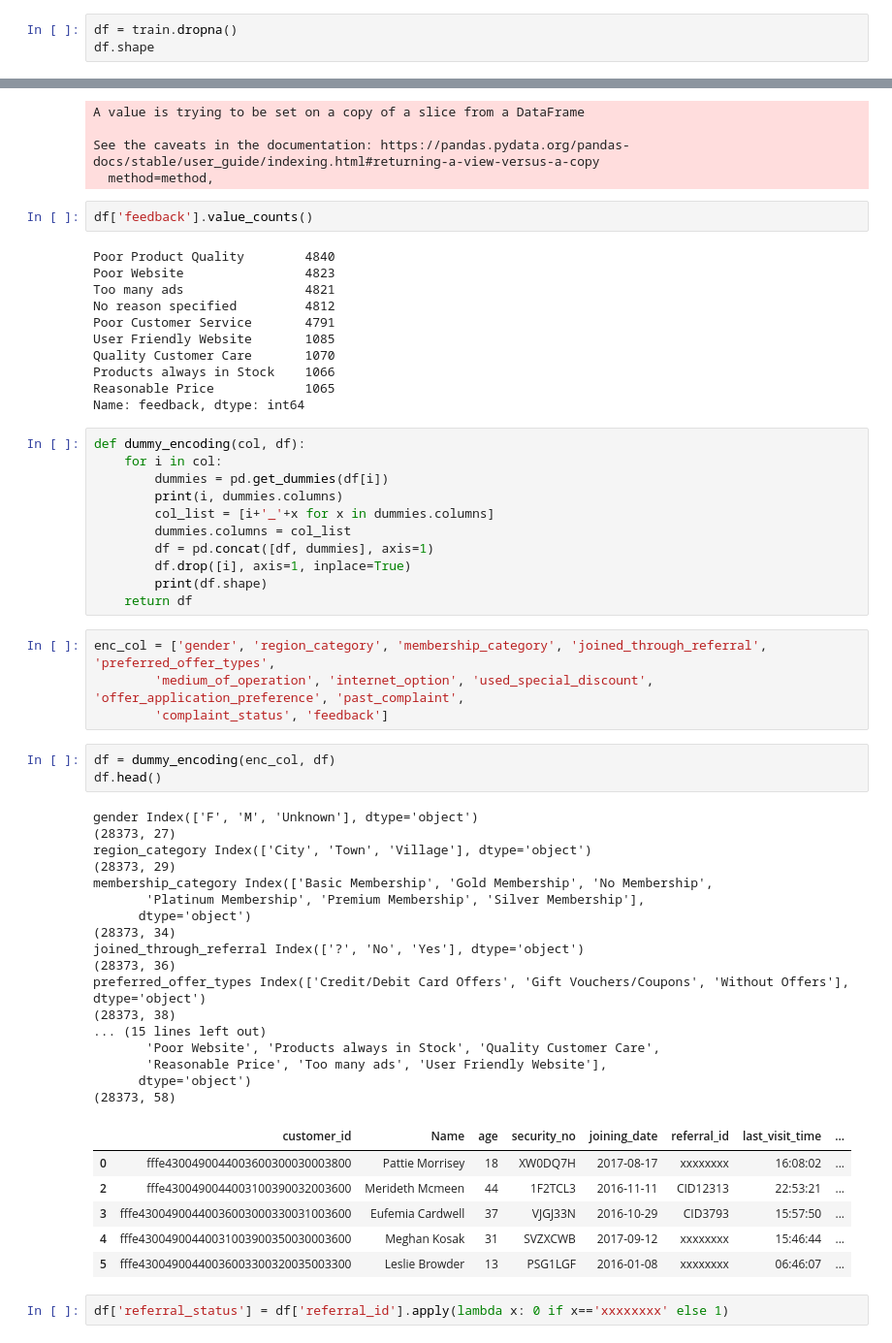
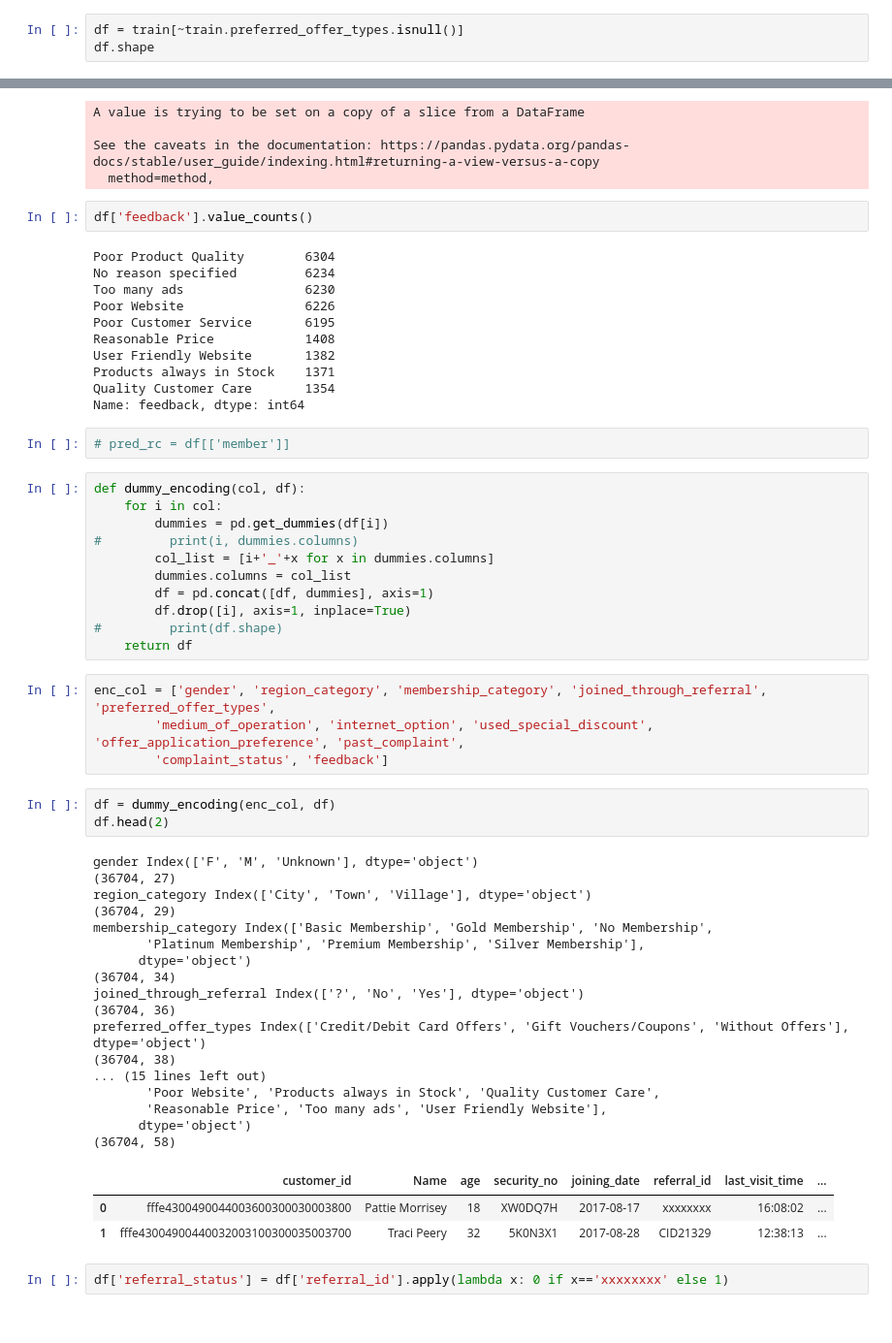
Before and after one commit to DaoodS/Machine_Learning_Projects, a Jupyter notebook: Project_10/Implementation/data_processing.ipynb, the cells around one changed output, grey strips where cells are left out. Shown at 97% size. Cells and saved outputs as stored; diff of their text form.

```diff
--- a/Project_10/Implementation/data_processing.ipynb
+++ b/Project_10/Implementation/data_processing.ipynb
@@ -319,6 +329,6 @@ sns.heatmap(cor, annot=True)
 <AxesSubplot:>
 [figure]
 # %%
-df = train.dropna()
+df = train[~train.preferred_offer_types.isnull()]
 df.shape
 # %% [output]
@@ -359,26 +380,28 @@ See the caveats in the documentation: https://pandas.pydata.org/pandas-docs/stab
 # %%
 df['feedback'].value_counts()
 # %% [output]
-Poor Product Quality        4840
-Poor Website                4823
-Too many ads                4821
-No reason specified         4812
-Poor Customer Service       4791
-User Friendly Website       1085
-Quality Customer Care       1070
-Products always in Stock    1066
-Reasonable Price            1065
+Poor Product Quality        6304
+No reason specified         6234
+Too many ads                6230
+Poor Website                6226
+Poor Customer Service       6195
+Reasonable Price            1408
+User Friendly Website       1382
+Products always in Stock    1371
+Quality Customer Care       1354
 Name: feedback, dtype: int64
+# %%
+# pred_rc = df[['member']]
 # %%
 def dummy_encoding(col, df):
     for i in col:
         dummies = pd.get_dummies(df[i])
-        print(i, dummies.columns)
+#         print(i, dummies.columns)
         col_list = [i+'_'+x for x in dummies.columns]
         dummies.columns = col_list
         df = pd.concat([df, dummies], axis=1)
         df.drop([i], axis=1, inplace=True)
-        print(df.shape)
+#         print(df.shape)
     return df
 # %%
 enc_col = ['gender', 'region_category', 'membership_category', 'joined_through_referral', 'preferred_offer_types',
@@ -386,31 +409,28 @@ enc_col = ['gender', 'region_category', 'membership_category', 'joined_through_r
         'complaint_status', 'feedback']
 # %%
 df = dummy_encoding(enc_col, df)
-df.head()
+df.head(2)
 # %% [output]
 gender Index(['F', 'M', 'Unknown'], dtype='object')
-(28373, 27)
+(36704, 27)
 region_category Index(['City', 'Town', 'Village'], dtype='object')
-(28373, 29)
+(36704, 29)
 membership_category Index(['Basic Membership', 'Gold Membership', 'No Membership',
        'Platinum Membership', 'Premium Membership', 'Silver Membership'],
       dtype='object')
-(28373, 34)
+(36704, 34)
 joined_through_referral Index(['?', 'No', 'Yes'], dtype='object')
-(28373, 36)
+(36704, 36)
 preferred_offer_types Index(['Credit/Debit Card Offers', 'Gift Vouchers/Coupons', 'Without Offers'], dtype='object')
-(28373, 38)
+(36704, 38)
 ... (15 lines left out)
        'Poor Website', 'Products always in Stock', 'Quality Customer Care',
        'Reasonable Price', 'Too many ads', 'User Friendly Website'],
       dtype='object')
-(28373, 58)
+(36704, 58)
 |  | customer_id | Name | age | security_no | joining_date | referral_id | last_visit_time | ... |
 | 0 | fffe4300490044003600300030003800 | Pattie Morrisey | 18 | XW0DQ7H | 2017-08-17 | xxxxxxxx | 16:08:02 | ... |
-| 2 | fffe4300490044003100390032003600 | Merideth Mcmeen | 44 | 1F2TCL3 | 2016-11-11 | CID12313 | 22:53:21 | ... |
-| 3 | fffe43004900440036003000330031003600 | Eufemia Cardwell | 37 | VJGJ33N | 2016-10-29 | CID3793 | 15:57:50 | ... |
-| 4 | fffe43004900440031003900350030003600 | Meghan Kosak | 31 | SVZXCWB | 2017-09-12 | xxxxxxxx | 15:46:44 | ... |
-| 5 | fffe43004900440036003300320035003300 | Leslie Browder | 13 | PSG1LGF | 2016-01-08 | xxxxxxxx | 06:46:07 | ... |
+| 1 | fffe43004900440032003100300035003700 | Traci Peery | 32 | 5K0N3X1 | 2017-08-28 | CID21329 | 12:38:13 | ... |
 # %%
 df['referral_status'] = df['referral_id'].apply(lambda x: 0 if x=='xxxxxxxx' else 1)
 # %%
```
Also changed, not shown: parts of 24 cells of this notebook.
